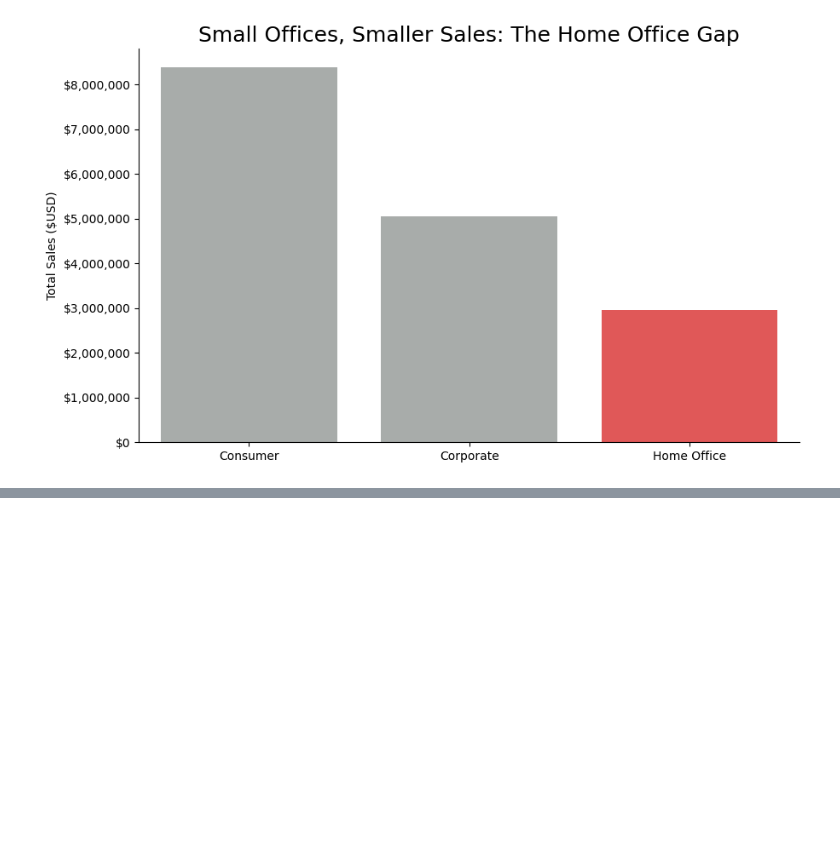
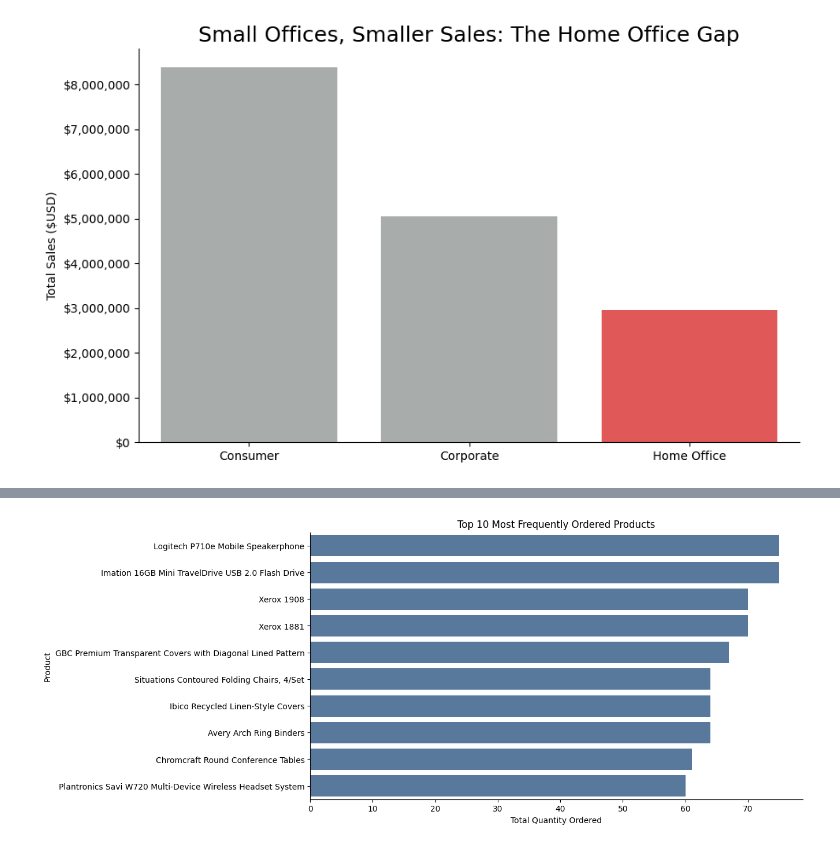
Before and after one commit to sithid/DataAnalysisModule3, a Jupyter notebook: Week4/notebooks/superstore_sales_workflow.ipynb, the cells around one changed output, grey strips where cells are left out. Saved outputs shown, nothing was run; the diff lists cells and outputs as text; code cells hidden in the pictures; blank space fills up the shorter version.

```diff
--- a/Week4/notebooks/superstore_sales_workflow.ipynb
+++ b/Week4/notebooks/superstore_sales_workflow.ipynb
@@ -227,0 +336,15 @@ result8
+# %%
+query8 = """
+SELECT
+  products.product_id,
+  products.product_name,
+  COUNT(DISTINCT order_details.order_id) AS times_ordered,
+  SUM(order_details.quantity) AS total_quantity_ordered
+FROM order_details
+JOIN products ON order_details.product_id = products.product_id
+GROUP BY products.product_id, products.product_name
+ORDER BY total_quantity_ordered DESC, times_ordered DESC
+LIMIT 10;
+"""
+result8 = pd.read_sql(query8, conn)
+result8
@@ -272,0 +455,13 @@ plt.show()
+# %%
+# visualization two code here
+plot_result8 = result8.sort_values("total_quantity_ordered", ascending=False).head(10)
+
+plt.figure(figsize=(11, 6))
+sns.barplot(data=plot_result8, x="total_quantity_ordered", y="product_name", color="#4C78A8")
+plt.title("Top 10 Most Frequently Ordered Products")
+plt.xlabel("Total Quantity Ordered")
+plt.ylabel("Product")
+sns.despine()
+plt.show()
+# %% [output]
+[figure, added]
```
Also changed, not shown: parts of 25 cells of this notebook, 6 other files.
